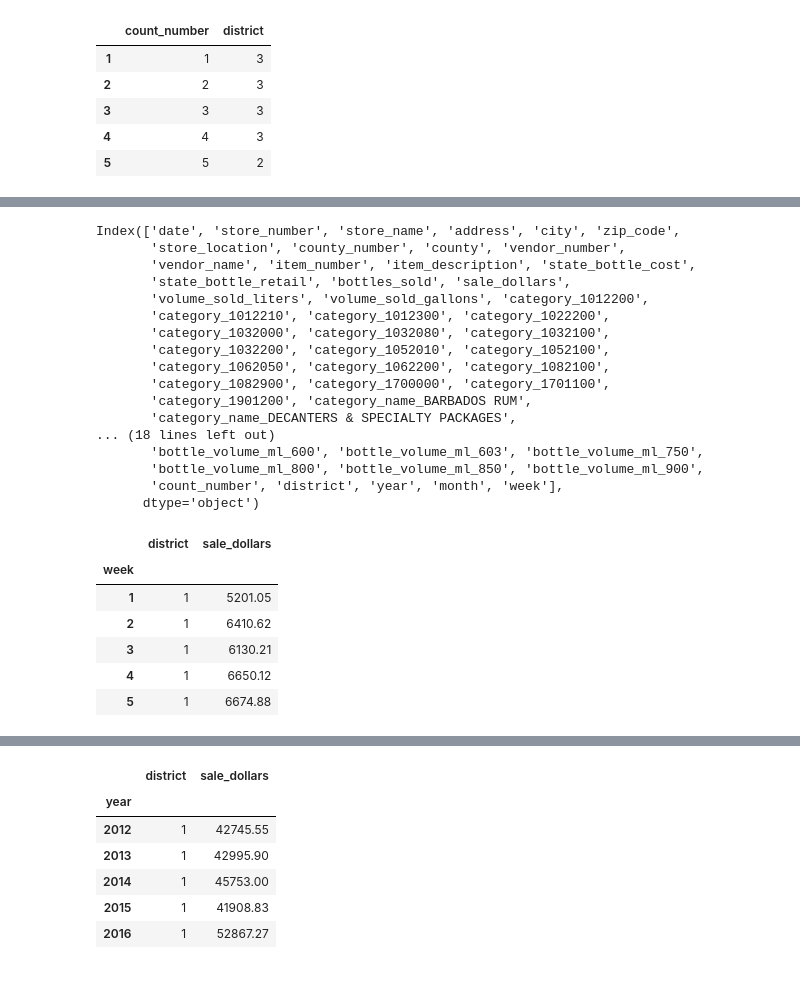
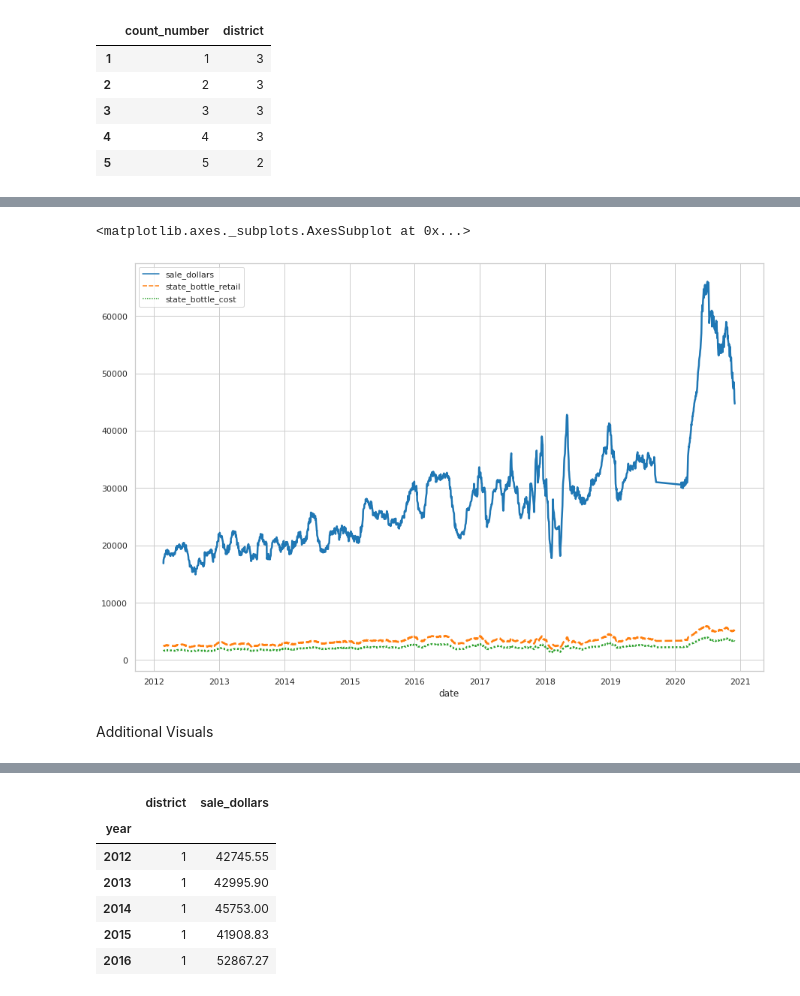
Before and after one commit to JonHaz/Capstone-2-LVMH-Sales-in-Iowa, a Jupyter notebook: LVMH_Capstone_Two_Modeling.ipynb, the cells around one changed output, grey strips where cells are left out. Saved outputs shown, nothing was run; the diff lists cells and outputs as text; code cells hidden in the pictures.

```diff
--- a/LVMH_Capstone_Two_Modeling.ipynb
+++ b/LVMH_Capstone_Two_Modeling.ipynb
@@ -182 +241,17 @@ Index(['date', 'store_number', 'store_name', 'address', 'city', 'zip_code',
+# %%
+import numpy as np
+import pandas as pd
+import seaborn as sns
+sns.set_theme(style="whitegrid")
+plt.figure(figsize=(15,10))
+
+data = pd.DataFrame(df_reg, df_reg.index, columns=['sale_dollars','state_bottle_retail','state_bottle_cost'])
+data = data.rolling(30).mean()
+
+sns.lineplot(data=data, palette="tab10", linewidth=2.5)
+# %% [output]
+<matplotlib.axes._subplots.AxesSubplot at 0x...>
+[figure, added]
+# %% [markdown]
+Additional Visuals
 # %%
@@ -187,20 +273,0 @@ new_df['week'] = pd.DatetimeIndex(new_df['date']).week
-# %%
-new_df.columns
-# %% [output]
-Index(['date', 'store_number', 'store_name', 'address', 'city', 'zip_code',
-       'store_location', 'county_number', 'county', 'vendor_number',
-       'vendor_name', 'item_number', 'item_description', 'state_bottle_cost',
-       'state_bottle_retail', 'bottles_sold', 'sale_dollars',
-       'volume_sold_liters', 'volume_sold_gallons', 'category_1012200',
-       'category_1012210', 'category_1012300', 'category_1022200',
-       'category_1032000', 'category_1032080', 'category_1032100',
-       'category_1032200', 'category_1052010', 'category_1052100',
-       'category_1062050', 'category_1062200', 'category_1082100',
-       'category_1082900', 'category_1700000', 'category_1701100',
-       'category_1901200', 'category_name_BARBADOS RUM',
-       'category_name_DECANTERS & SPECIALTY PACKAGES',
-... (18 lines left out)
-       'bottle_volume_ml_600', 'bottle_volume_ml_603', 'bottle_volume_ml_750',
-       'bottle_volume_ml_800', 'bottle_volume_ml_850', 'bottle_volume_ml_900',
-       'count_number', 'district', 'year', 'month', 'week'],
-      dtype='object')
@@ -215,10 +273,0 @@ sales_district_week = sales_district_week.reset_index(level='district')
-# %%
-sales_district_week.head()
-# %% [output]
-|  | district | sale_dollars |
-| week |  |  |
-| 1 | 1 | 5201.05 |
-| 2 | 1 | 6410.62 |
-| 3 | 1 | 6130.21 |
-| 4 | 1 | 6650.12 |
-| 5 | 1 | 6674.88 |
```
Also changed, not shown: parts of 65 cells of this notebook.
